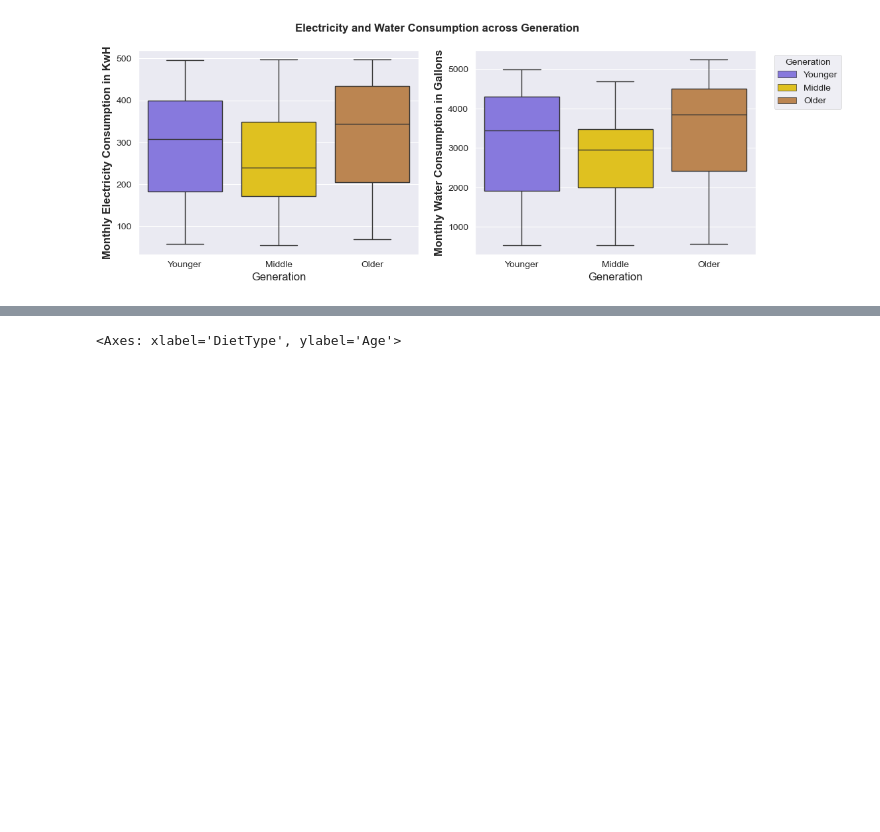
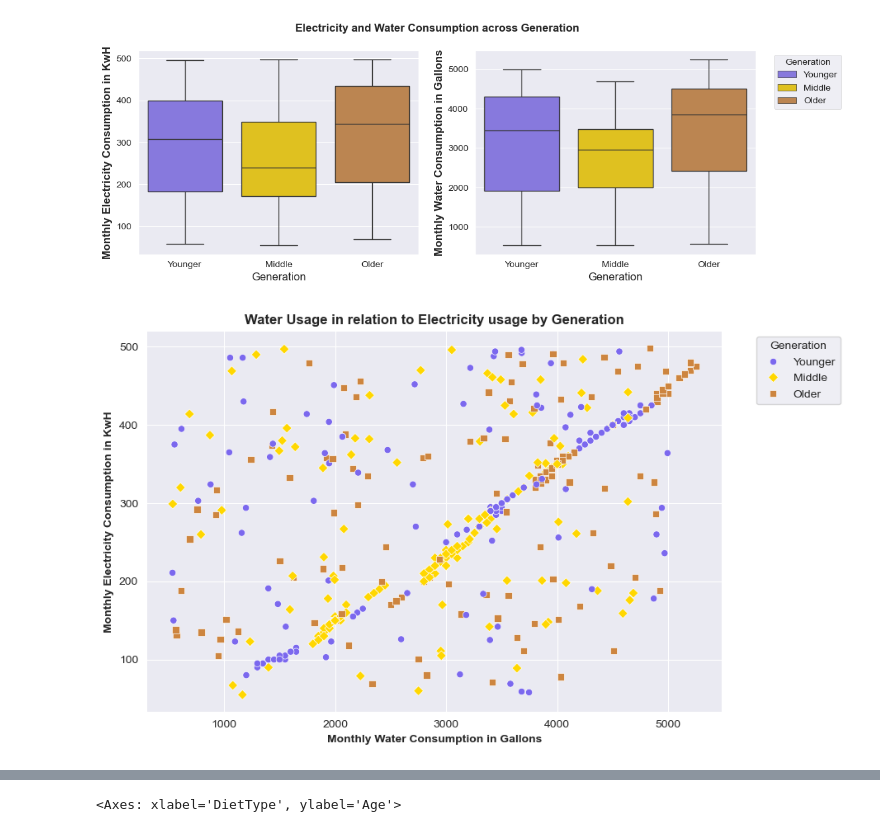
Before and after one commit to benmanzano/Data-Analysis-with-Python, a Jupyter notebook: PythonProject.ipynb, the cells around one changed output, grey strips where cells are left out. Cells and saved outputs as stored; diff of their text form; code cells hidden in the pictures; blank space fills up the shorter version.

```diff
--- a/PythonProject.ipynb
+++ b/PythonProject.ipynb
@@ -206,2 +201,23 @@ ax_W.legend([handlesW[i] for i in order],[labelsW[i] for i in order],
 # %% [output]
 [figure]
+# %%
+plt.figure(figsize=(9,6))
+sns.scatterplot(x=df["MonthlyWaterConsumption"],y=df["MonthlyElectricityConsumption"],
+                hue = df['Generation'],style = df['Generation'],markers=["o", "s", "D"], palette=color_map)
+
+
+
+plt.title('Water Usage in relation to Electricity usage by Generation',weight = 'bold')
+plt.xlabel('Monthly Water Consumption in Gallons',weight = 'bold')
+plt.ylabel('Monthly Electricity Consumption in KwH',weight = 'bold')
+
+handles, labels = plt.gca().get_legend_handles_labels()
+order = [0,2,1]
+plt.legend([handles[i] for i in order],[labels[x] for x in order],
+           title='Generation',
+          bbox_to_anchor=(1.05,1),
+          loc=('upper left'))
+plt.savefig('scatterplot_WaterElectricity_Generation.png', dpi=100, bbox_inches='tight')
+plt.show()
+# %% [output]
+[figure, added]
```
Also changed, not shown: parts of 6 cells of this notebook.
